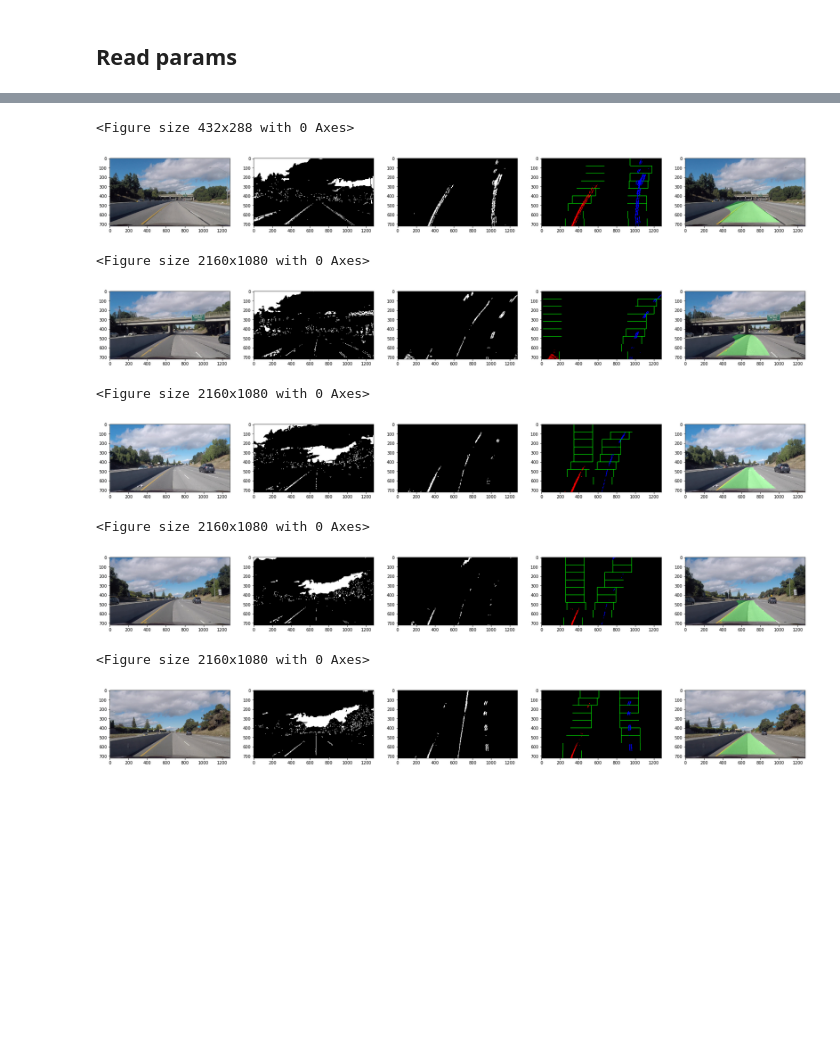
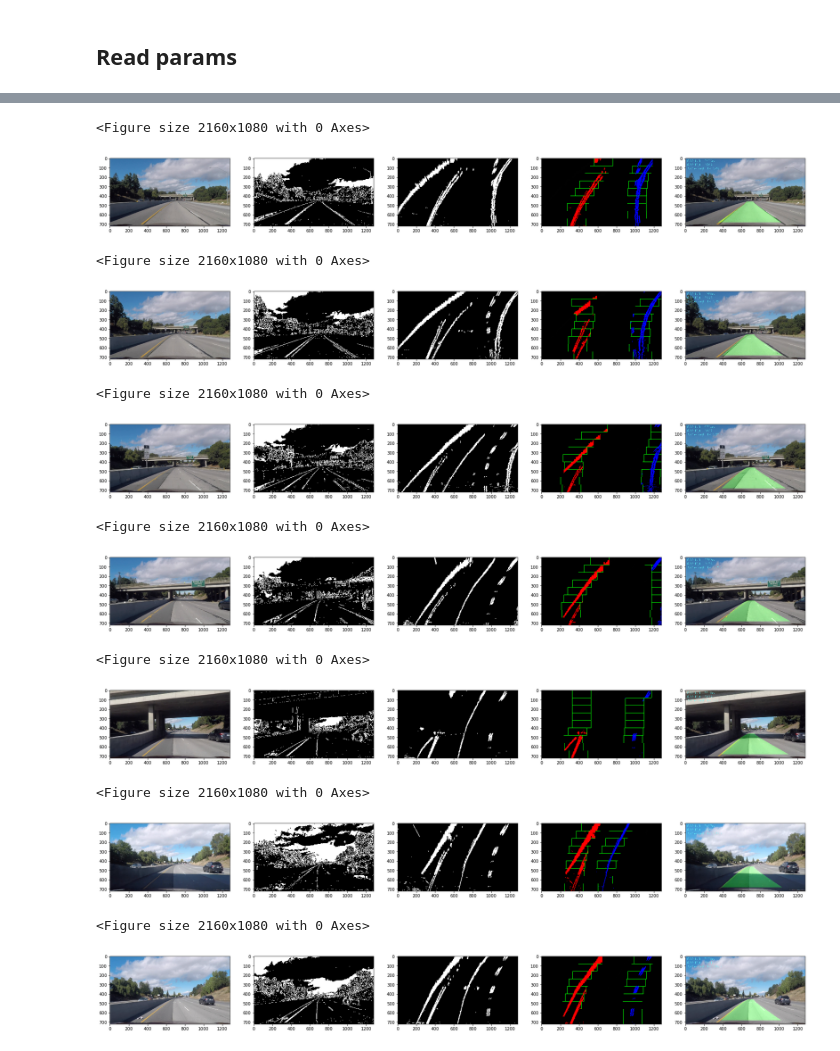
Before and after one commit to Zulkhuu/self-driving-car, a Jupyter notebook: P2_advanced_lane_finding/lane_finding.ipynb, the cells around one changed output, grey strips where cells are left out. Drawn from its saved outputs; the diff is of its cells as text; code cells hidden in the pictures; blank space fills up the shorter version.

```diff
--- a/P2_advanced_lane_finding/lane_finding.ipynb
+++ b/P2_advanced_lane_finding/lane_finding.ipynb
@@ -268,0 +317,12 @@ class LaneFinder():
+# %%
+video = VideoFileClip('test_videos/challenge_video.mp4')
+LF = LaneFinder()
+
+for i in range(0,7):
+    img = video.get_frame(i)
+    img_rect = LF.undistort_image(img)
+    img_thresh = LF.threshold_image(img_rect)
+    img_warped = LF.warp_image(img_thresh)
+    _, _, _, _, _, _, _, fit_img = LF.fit_polynomial(img_warped, ret_img=True)
+    ret = LF.process(img)
+    plt_imlist([img_rect, img_warped, ret])
@@ -279,23 +352,28 @@ for image in images[-1:]:
 # %%
 video = VideoFileClip('test_videos/challenge_video.mp4')
 
-for i in range(5):
-    img = video.get_frame(i*3)
+LF = LaneFinder()
+for i in range(0,7):
+    img = video.get_frame(i)
     img_rect = LF.undistort_image(img)
     img_thresh = LF.threshold_image(img_rect)
     img_warped = LF.warp_image(img_thresh)
-    _, _, out_img = fit_polynomial(img_warped, ret_img=True)
+    _, _, _, _, _, _, _, out_img = LF.fit_polynomial(img_warped, ret_img=True)
     ret = LF.process(img)
     plt_imlist([img_rect, img_thresh, img_warped, out_img, ret])
 # %% [output]
-<Figure size 432x288 with 0 Axes>
+<Figure size 2160x1080 with 0 Axes>
-[figure, old version]
+[figure, new version]
 <Figure size 2160x1080 with 0 Axes>
-[figure, old version]
+[figure, new version]
 <Figure size 2160x1080 with 0 Axes>
-[figure, old version]
+[figure, new version]
 <Figure size 2160x1080 with 0 Axes>
-[figure, old version]
+[figure, new version]
 <Figure size 2160x1080 with 0 Axes>
-[figure, old version]
+[figure, new version]
+<Figure size 2160x1080 with 0 Axes>
+[figure, added]
+<Figure size 2160x1080 with 0 Axes>
+[figure, added]
 # %%
```
Also changed, not shown: parts of 11 cells of this notebook, 55 other files.
